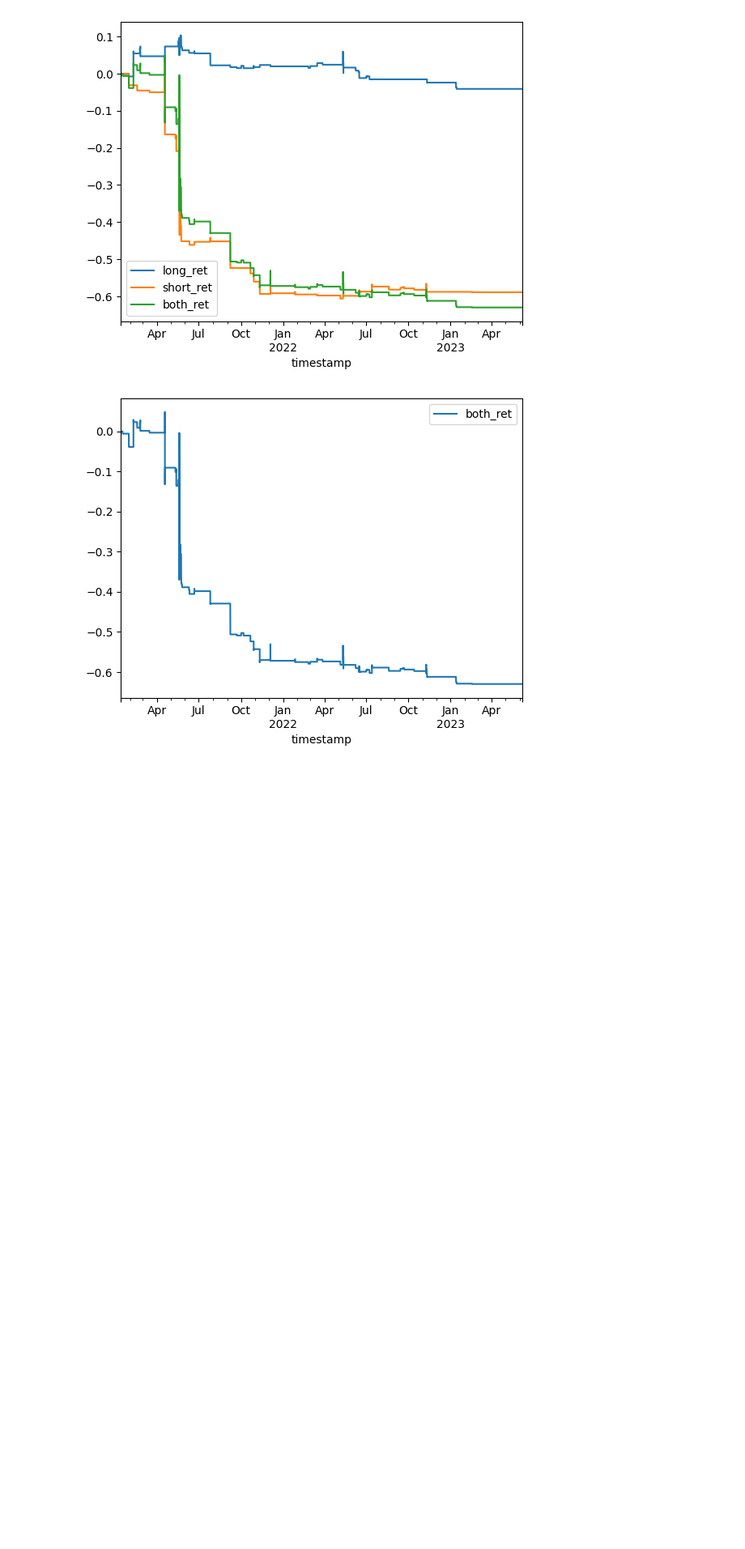
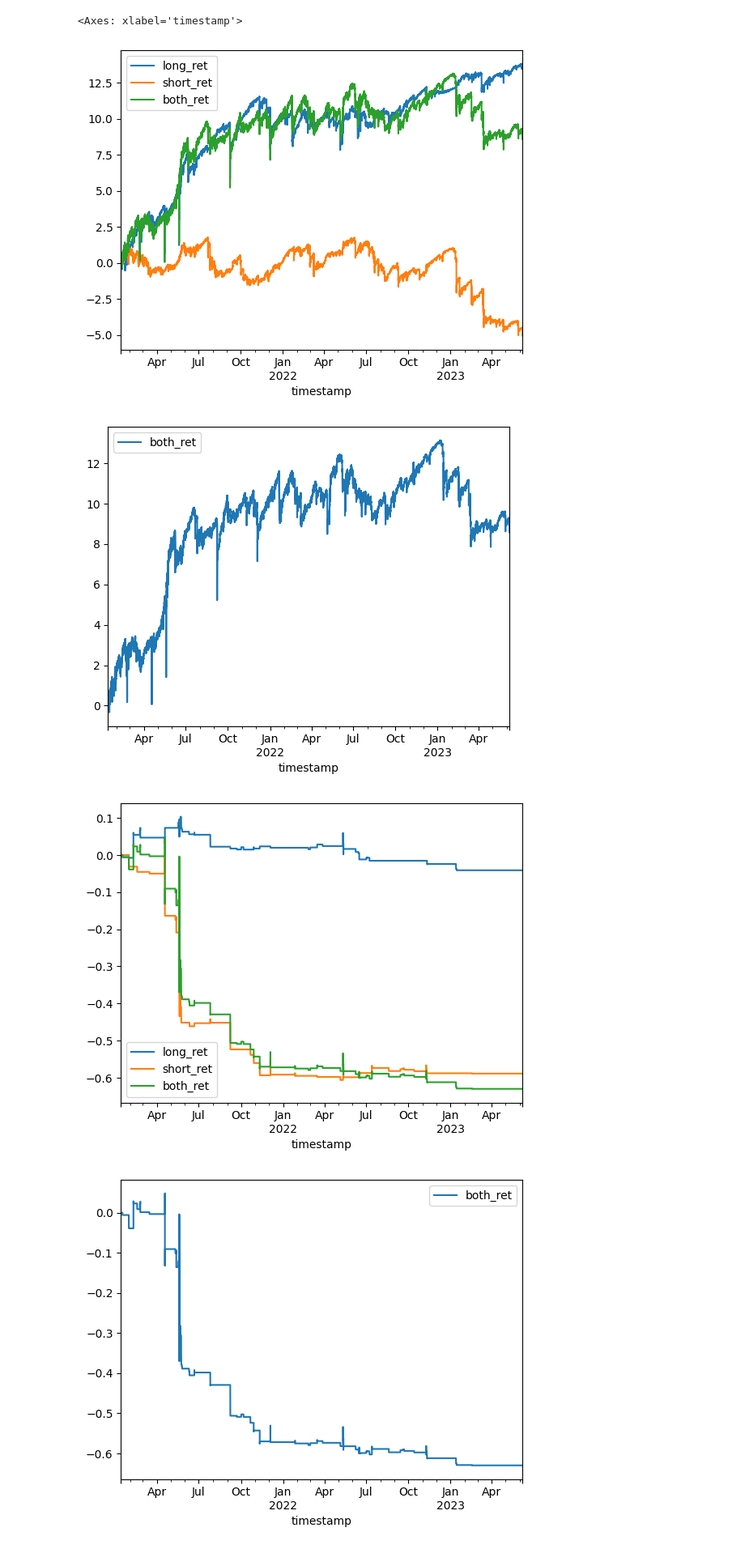
Before and after one commit to MizusakoSadanobu/kalman_filter_trade, a Jupyter notebook: main.ipynb, the cells around one changed output. Shown at 81% size. Drawn from its saved outputs; the diff is of its cells as text; code cells hidden in the pictures; blank space fills up the shorter version.

```diff
--- a/main.ipynb
+++ b/main.ipynb
@@ -22,6 +22,41 @@ def data_prep():
     return df
 
 df_all = data_prep()
+# %%
+df["cci"] = (df["log_price"] - df["log_price"].rolling(30).mean())/(df["log_price"].rolling(30).std())
+df["long_entry"] = (df["cci"] < -2)
+df["short_entry"] = (df["cci"] > 2)
+
+df["long_close"] = (df["cci"] > 1)
+df["short_close"] = (df["cci"] < -1)
+
+df["long_ret"] = 0.
+pos = 0
+for i, (idx, entry, close, ret) in enumerate(zip(df.index, df["long_entry"], df["long_close"], df["log_price"].diff().fillna(0))):
+    df.loc[idx,"long_ret"] = ret*pos
+    if entry:
+        pos += 1
+    if close:
+        pos = 0
+
+
+df["short_ret"] = 0.
+pos = 0
+for i, (idx, entry, close, ret) in enumerate(zip(df.index, df["short_entry"], df["short_close"], df["log_price"].diff().fillna(0))):
+    df.loc[idx,"short_ret"] = -ret*pos
+    if entry:
+        pos += 1
+    if close:
+        pos = 0
+
+df["both_ret"] = df["short_ret"] + df["long_ret"]
+# 可視化
+df[["long_ret","short_ret", "both_ret"]].iloc[100:].cumsum().plot()
+df[["both_ret"]].iloc[100:].cumsum().plot()
+# %% [output]
+<Axes: xlabel='timestamp'>
+[figure, added]
+[figure, added]
 # %%
 su = 0.001
 sw = 0.001
```
